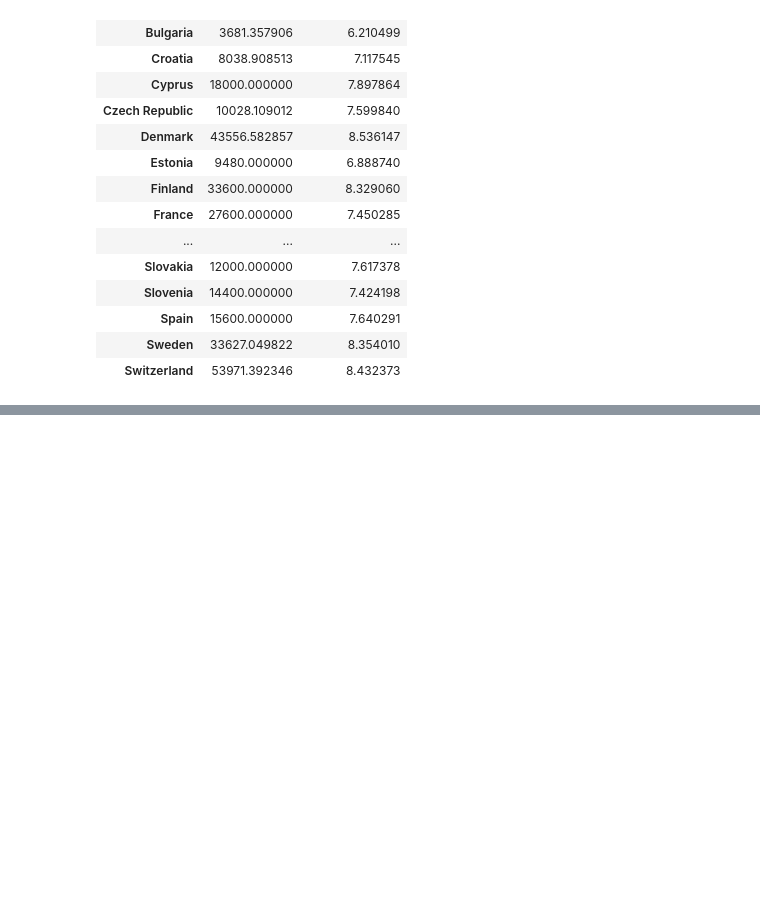
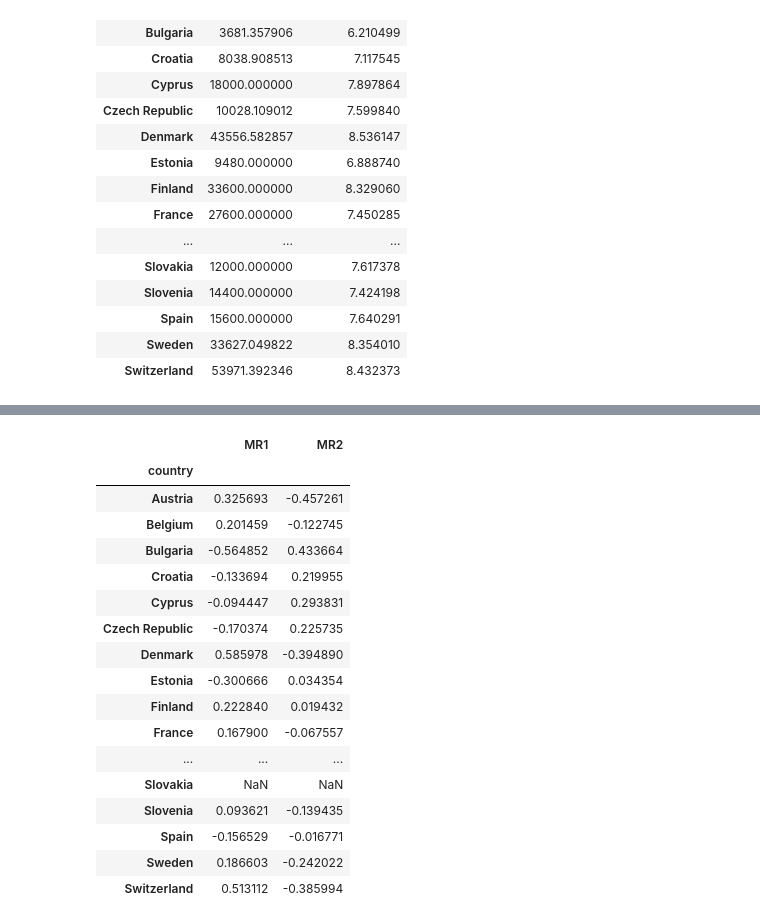
Before and after one commit to kiko1004/share_analysis, a Jupyter notebook: analysis.ipynb, the cells around one changed output, grey strips where cells are left out. Drawn from its saved outputs; the diff is of its cells as text; code cells hidden in the pictures; blank space fills up the shorter version.

```diff
--- a/analysis.ipynb
+++ b/analysis.ipynb
@@ -180,0 +370,25 @@ es.dropna().plot.barh()
+# %%
+factors_df['country'] = df['country']
+# %%
+factors_df.columns = ['MR1', 'MR2', 'country']
+# %%
+factors_df.groupby('country').mean()
+# %% [output]
+|  | MR1 | MR2 |
+| country |  |  |
+| Austria | 0.325693 | -0.457261 |
+| Belgium | 0.201459 | -0.122745 |
+| Bulgaria | -0.564852 | 0.433664 |
+| Croatia | -0.133694 | 0.219955 |
+| Cyprus | -0.094447 | 0.293831 |
+| Czech Republic | -0.170374 | 0.225735 |
+| Denmark | 0.585978 | -0.394890 |
+| Estonia | -0.300666 | 0.034354 |
+| Finland | 0.222840 | 0.019432 |
+| France | 0.167900 | -0.067557 |
+| ... | ... | ... |
+| Slovakia | NaN | NaN |
+| Slovenia | 0.093621 | -0.139435 |
+| Spain | -0.156529 | -0.016771 |
+| Sweden | 0.186603 | -0.242022 |
+| Switzerland | 0.513112 | -0.385994 |
```
Also changed, not shown: parts of 33 cells of this notebook.
